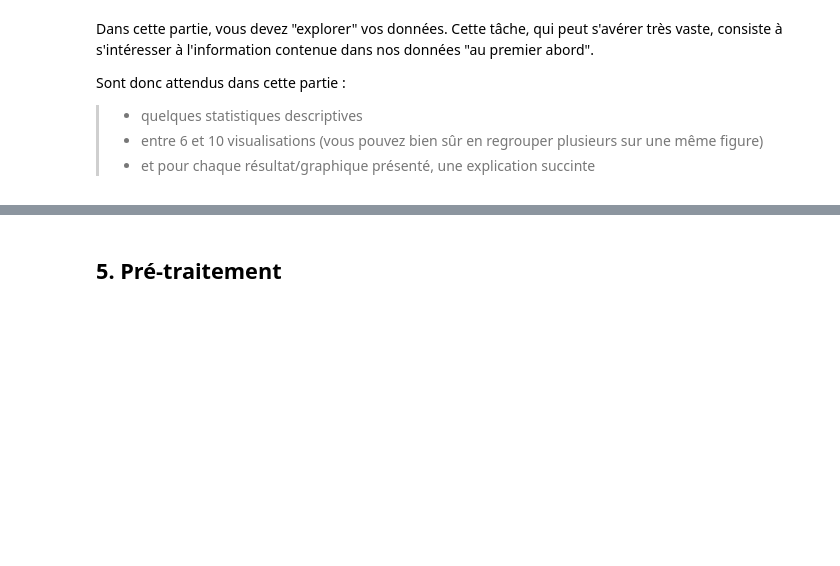
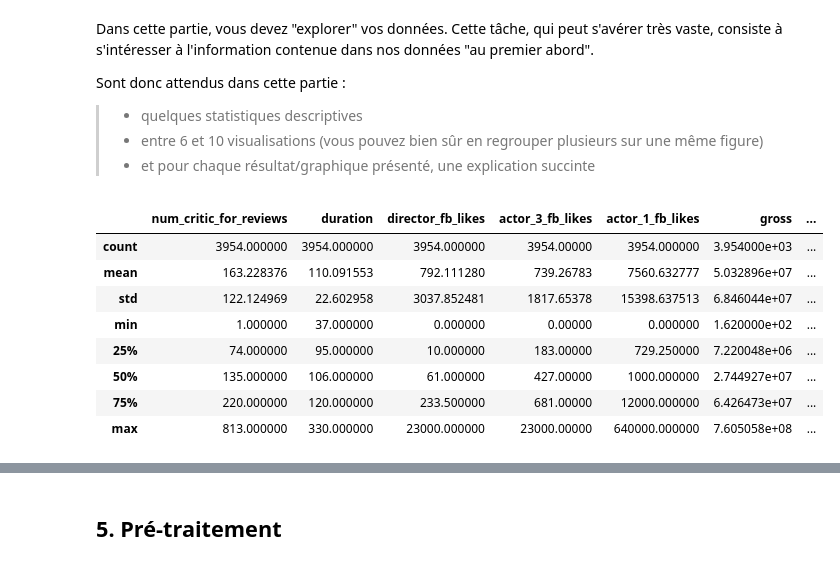
Before and after one commit to adjanorpro18/IA-Modelisation, a Jupyter notebook: Projets/Projet P4 - Révisions ML du preprocessing au template/Projet P6 - revisions ML.ipynb, the cells around one changed output, grey strips where cells are left out. Saved outputs shown, nothing was run; the diff lists cells and outputs as text; code cells hidden in the pictures; blank space fills up the shorter version.

```diff
--- a/Projets/Projet P4 - Révisions ML du preprocessing au template/Projet P6 - revisions ML.ipynb
+++ b/Projets/Projet P4 - Révisions ML du preprocessing au template/Projet P6 - revisions ML.ipynb
@@ -114,3 +211,15 @@ Sont donc attendus dans cette partie :
 >- quelques statistiques descriptives
 >- entre 6 et 10 visualisations (vous pouvez bien sûr en regrouper plusieurs sur une même figure)
 >- et pour chaque résultat/graphique présenté, une explication succinte
+# %%
+df.describe()
+# %% [output]
+|  | num_critic_for_reviews | duration | director_fb_likes | actor_3_fb_likes | actor_1_fb_likes | gross | ... |
+| count | 3954.000000 | 3954.000000 | 3954.000000 | 3954.00000 | 3954.000000 | 3.954000e+03 | ... |
+| mean | 163.228376 | 110.091553 | 792.111280 | 739.26783 | 7560.632777 | 5.032896e+07 | ... |
+| std | 122.124969 | 22.602958 | 3037.852481 | 1817.65378 | 15398.637513 | 6.846044e+07 | ... |
+| min | 1.000000 | 37.000000 | 0.000000 | 0.00000 | 0.000000 | 1.620000e+02 | ... |
+| 25% | 74.000000 | 95.000000 | 10.000000 | 183.00000 | 729.250000 | 7.220048e+06 | ... |
+| 50% | 135.000000 | 106.000000 | 61.000000 | 427.00000 | 1000.000000 | 2.744927e+07 | ... |
+| 75% | 220.000000 | 120.000000 | 233.500000 | 681.00000 | 12000.000000 | 6.426473e+07 | ... |
+| max | 813.000000 | 330.000000 | 23000.000000 | 23000.00000 | 640000.000000 | 7.605058e+08 | ... |
```
Also changed, not shown: parts of 22 cells of this notebook, 7 other files.
